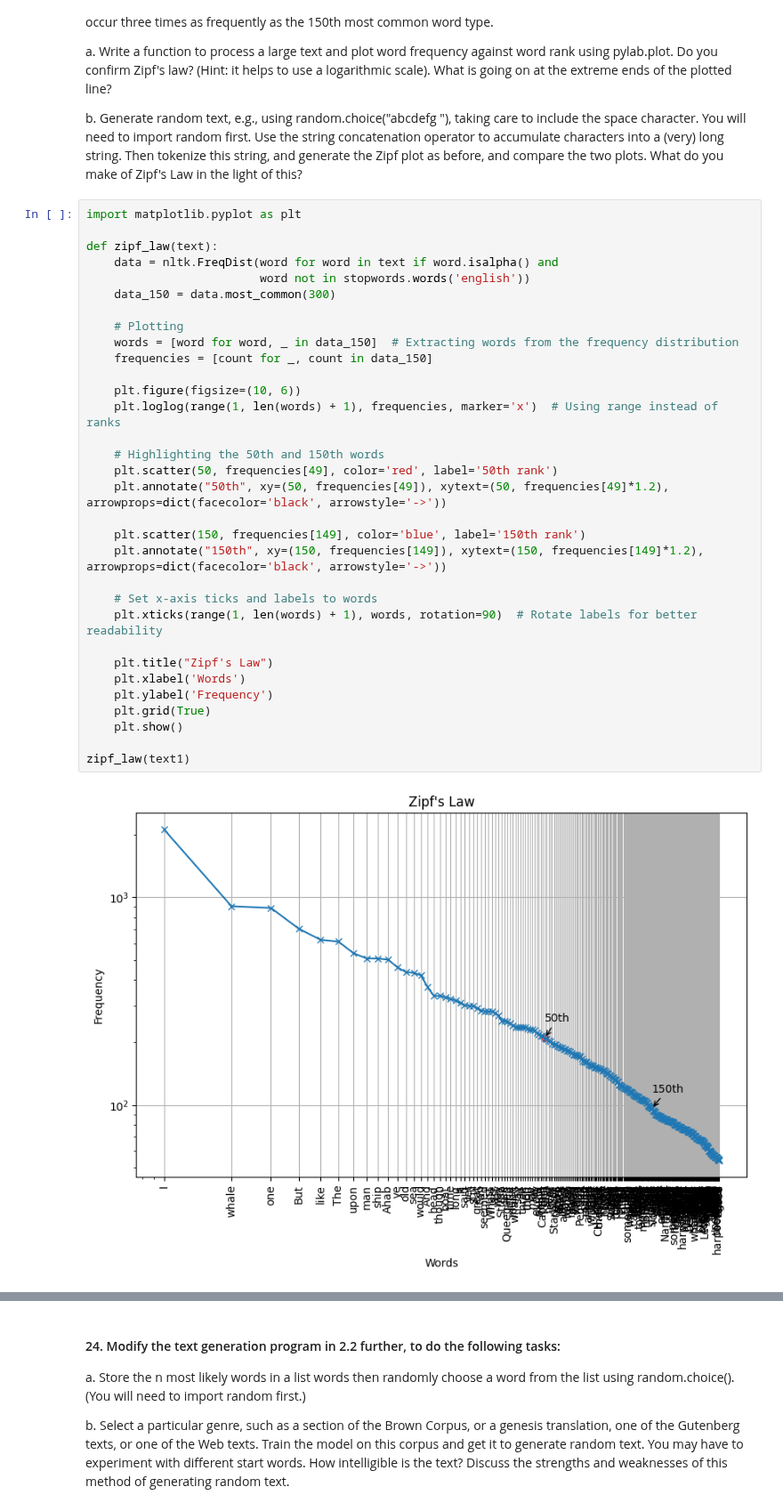
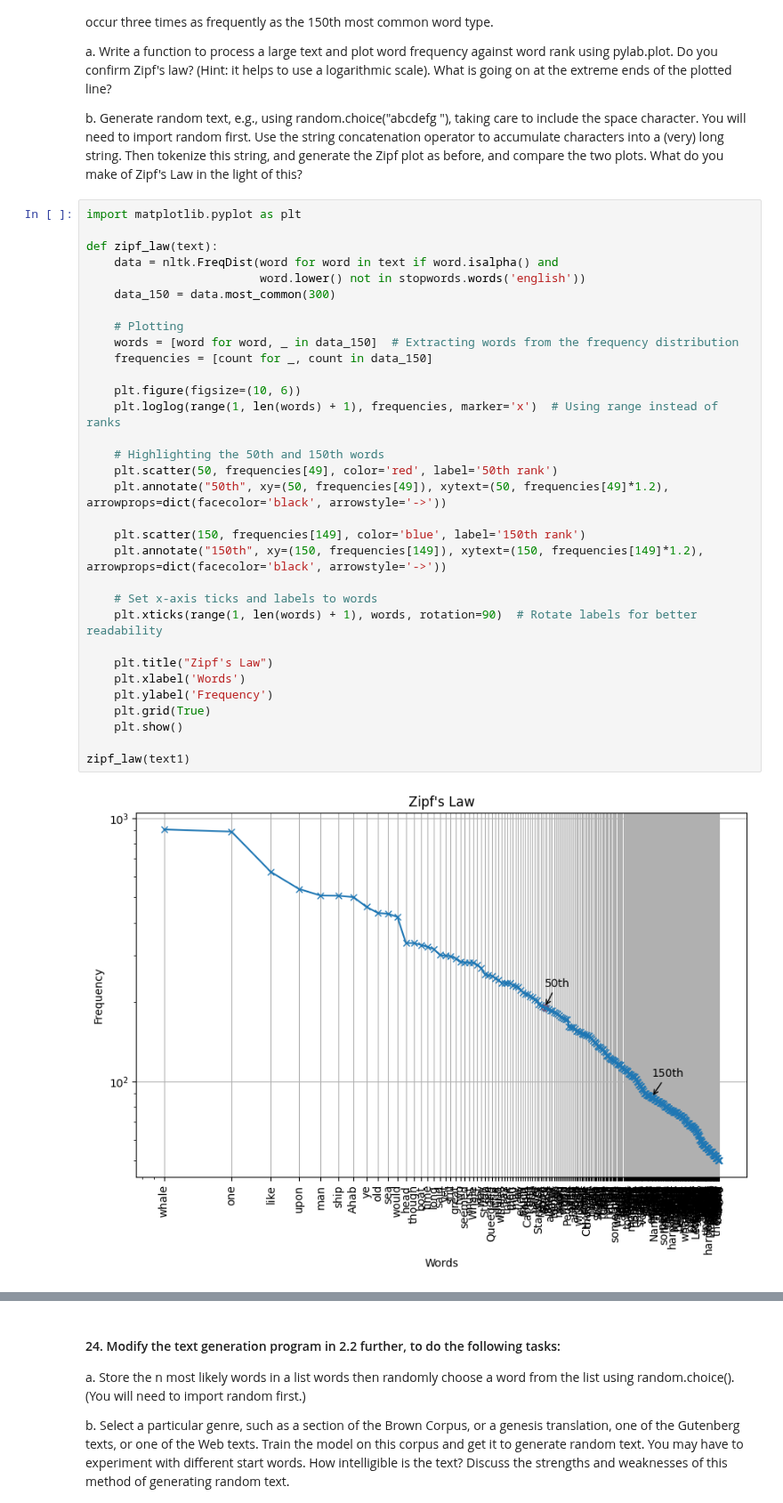
Before and after one commit to mariaonoeva/nltk-book, a Jupyter notebook: nltkbook-chap2.ipynb, the cells around one changed output, grey strips where cells are left out. Shown at 89% size. Saved outputs shown, nothing was run; the diff lists cells and outputs as text.

```diff
--- a/nltkbook-chap2.ipynb
+++ b/nltkbook-chap2.ipynb
@@ -831,35 +831,35 @@ import matplotlib.pyplot as plt
 
 def zipf_law(text):
     data = nltk.FreqDist(word for word in text if word.isalpha() and
-                         word not in stopwords.words('english'))
+                         word.lower() not in stopwords.words('english'))
     data_150 = data.most_common(300)
 
     # Plotting
     words = [word for word, _ in data_150]  # Extracting words from the frequency distribution
     frequencies = [count for _, count in data_150]
 
     plt.figure(figsize=(10, 6))
     plt.loglog(range(1, len(words) + 1), frequencies, marker='x')  # Using range instead of ranks
 
     # Highlighting the 50th and 150th words
     plt.scatter(50, frequencies[49], color='red', label='50th rank')
     plt.annotate("50th", xy=(50, frequencies[49]), xytext=(50, frequencies[49]*1.2), arrowprops=dict(facecolor='black', arrowstyle='->'))
 
     plt.scatter(150, frequencies[149], color='blue', label='150th rank')
     plt.annotate("150th", xy=(150, frequencies[149]), xytext=(150, frequencies[149]*1.2), arrowprops=dict(facecolor='black', arrowstyle='->'))
 
     # Set x-axis ticks and labels to words
     plt.xticks(range(1, len(words) + 1), words, rotation=90)  # Rotate labels for better readability
 
     plt.title("Zipf's Law")
     plt.xlabel('Words')
     plt.ylabel('Frequency')
     plt.grid(True)
     plt.show()
 
 zipf_law(text1)
 # %% [output]
-[figure, old version]
+[figure, new version]
 # %%
 import random
 from nltk.tokenize import word_tokenize
```
Also changed, not shown: parts of 6 cells of this notebook.
